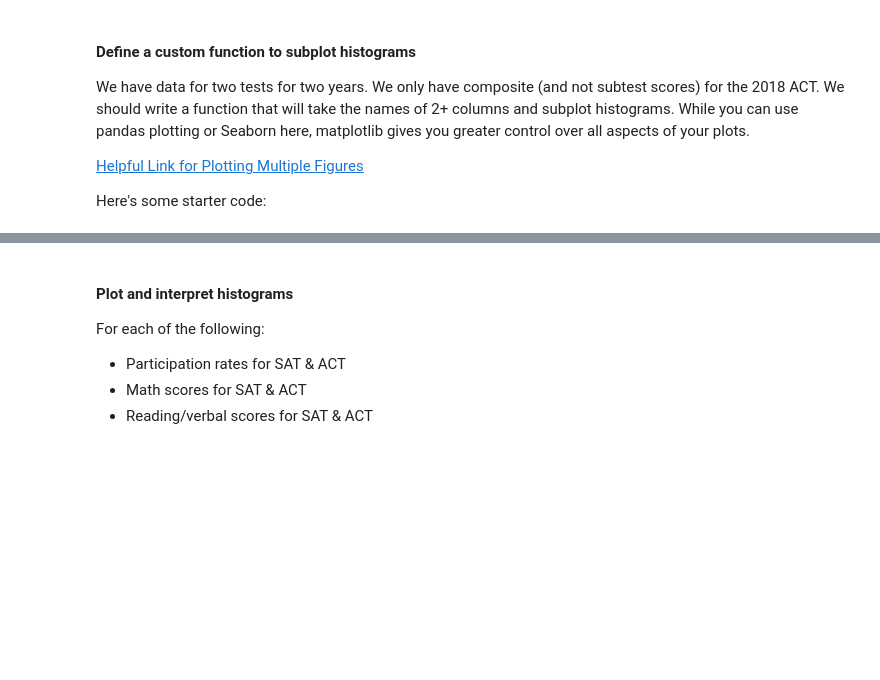
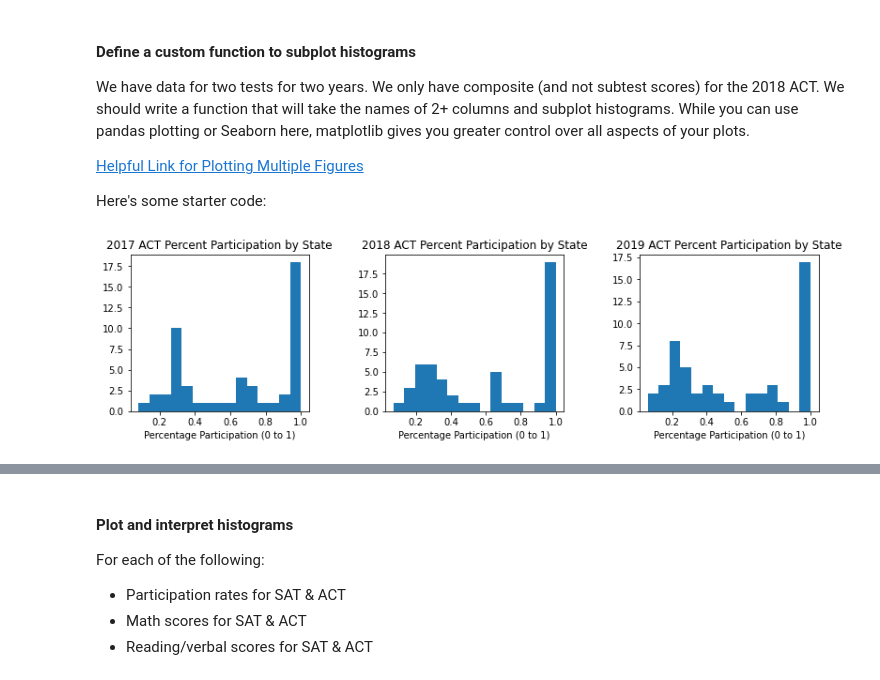
Before and after one commit to EricHeidbreder/GA_projects, a Jupyter notebook: projects/project-1-master/code/sat_act_data_HEIDBREDER.ipynb, the cells around one changed output, grey strips where cells are left out. Cells and saved outputs as stored; diff of their text form; code cells hidden in the pictures; blank space fills up the shorter version.

```diff
--- a/projects/project-1-master/code/sat_act_data_HEIDBREDER.ipynb
+++ b/projects/project-1-master/code/sat_act_data_HEIDBREDER.ipynb
@@ -922,9 +1002,16 @@ We have data for two tests for two years. We only have composite (and not subtes
 Here's some starter code:
 # %%
 def subplot_histograms(dataframe, list_of_columns, list_of_titles, list_of_xlabels):
-    nrows = int(np.ceil(len(list_of_columns)/2)) # Makes sure you have enough rows
-    fig, ax = plt.subplots(nrows=nrows, ncols=2) # You'll want to specify your figsize
+    nrows = int(np.ceil(len(list_of_columns)/3)) # Makes sure you have enough rows
+    fig, ax = plt.subplots(figsize=(12, 4), nrows=nrows, ncols=3) # You'll want to specify your figsize
+    fig.tight_layout(pad=5)
     ax = ax.ravel() # Ravel turns a matrix into a vector, which is easier to iterate
     for i, column in enumerate(list_of_columns): # Gives us an index value to get into all our lists
-        ax[i].hist(dataframe[column]) # feel free to add more settings
-        # Set titles, labels, etc here for each subplot
+        ax[i].hist(dataframe[column], bins=15) # feel free to add more settings
+        ax[i].set_title(list_of_titles[i]) # Set titles, labels, etc here for each subplot
+        ax[i].set_xlabel(list_of_xlabels[i]);
+# %%
+# creating columns of interest
+columns_act_participation = final.columns[final.columns.str.contains('participation_act')].tolist()
+titles_act_participation = [f'{num} ACT Percent Participation by State' for num in range(2017, 2017 + len(act_participation_columns))]
+xlabels_act_participation = ['Percentage Participation (0 to 1)'] * len(act_participation_columns)
@@ -930,0 +1030,4 @@ def subplot_histograms(dataframe, list_of_columns, list_of_titles, list_of_xlabe
+# %%
+subplot_histograms(final, columns_act_participation, titles_act_participation, xlabels_act_participation)
+# %% [output]
+[figure, added]
```
Also changed, not shown: parts of 61 cells of this notebook.
